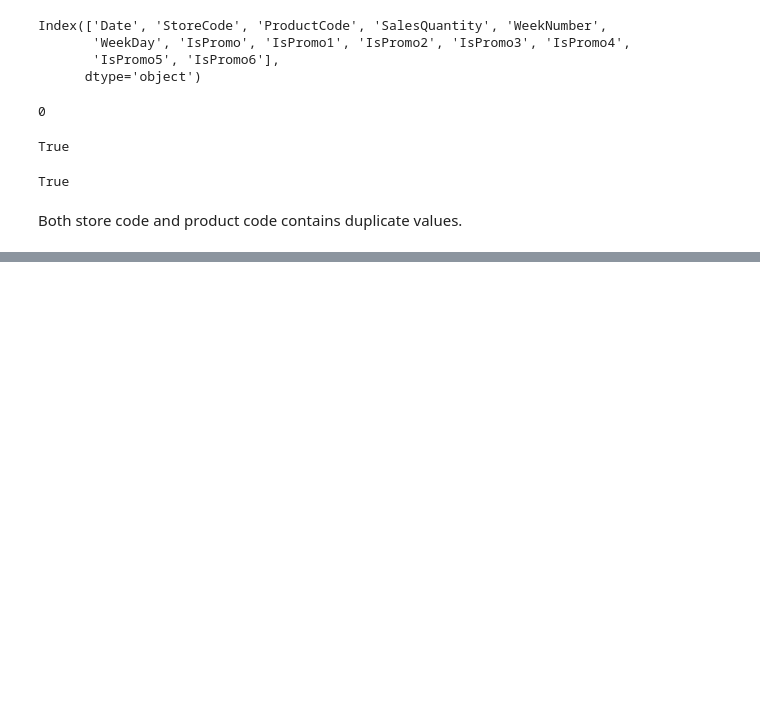
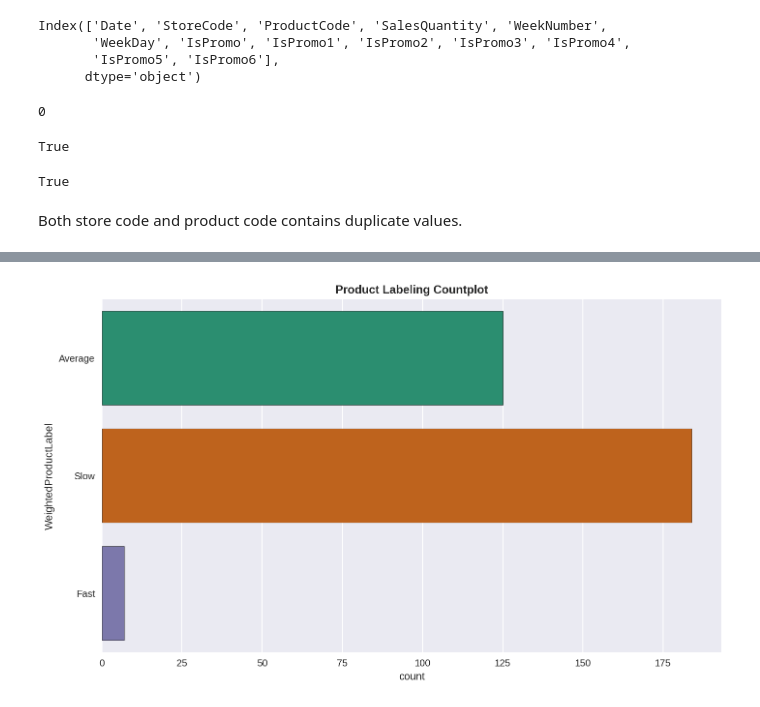
Before and after one commit to Botan-Bulut/DataScienceProjects, a Jupyter notebook: InventAnalyticsCaseStudy/working.ipynb, the cells around one changed output, grey strips where cells are left out. Cells and saved outputs as stored; diff of their text form; code cells hidden in the pictures; blank space fills up the shorter version.

```diff
--- a/InventAnalyticsCaseStudy/working.ipynb
+++ b/InventAnalyticsCaseStudy/working.ipynb
@@ -373,0 +381,4 @@ a.query('WeekNumber == 1 & StoreCode == 1')
+# %%
+# Concat all performance dfs:
+df_product_performance = pd.concat(objs=df_product_performance)
+df_product_performance.head()
@@ -373,0 +415,26 @@ a.query('WeekNumber == 1 & StoreCode == 1')
+# %%
+# Average label value per product:
+avg_label_value_product = df_product_performance[
+    ['ProductCode','ProductLabel']
+].groupby(by='ProductCode', as_index=False).mean()
+
+def weighted_label_generator(label_value: int) -> str:
+    """Calculate weighted label value for each product."""
+
+    # Fast products' requirement:
+    if label_value >= 1.50:
+        return 'Fast'
+
+    # Slow products' requirement
+    elif label_value <= 0.50:
+        return 'Slow'
+
+    # Average products' requirement:
+    else:
+        return 'Average'
+
+(avg_label_value_product
+ ['WeightedProductLabel']) = (np.vectorize(weighted_label_generator)
+                              (avg_label_value_product['ProductLabel']))
+
+avg_label_value_product['WeightedProductLabel'].value_counts()
@@ -373,0 +456,14 @@ a.query('WeekNumber == 1 & StoreCode == 1')
+# %%
+# Countplot of labels:
+plt.figure(figsize=(10, 6))
+sns.countplot(data=avg_label_value_product,
+              y='WeightedProductLabel',
+              hue='WeightedProductLabel',
+              edgecolor='k',
+              palette='Dark2')
+
+plt.title('Product Labeling Countplot')
+plt.tight_layout()
+plt.show()
+# %% [output]
+[figure, added]
```
Also changed, not shown: parts of 12 cells of this notebook.
